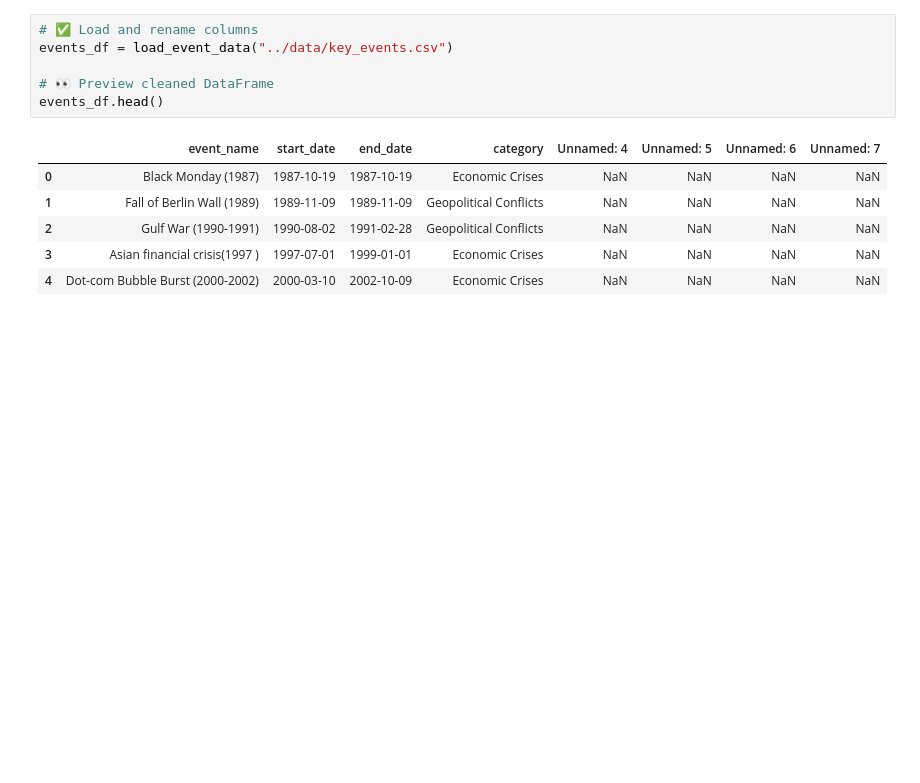
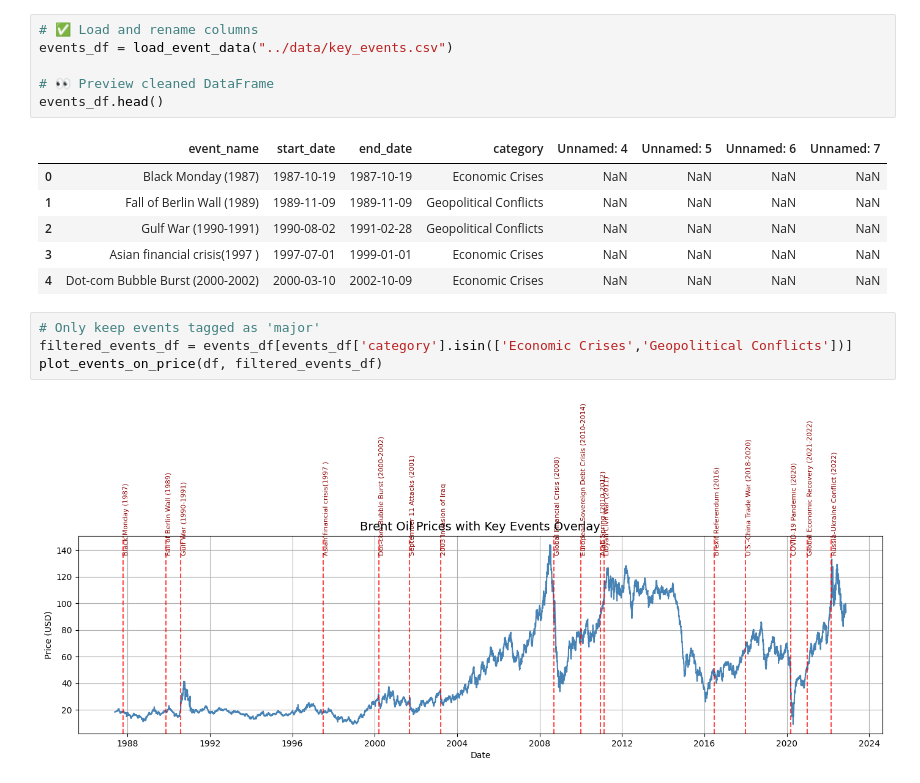
Before and after one commit to Filimon-H/brent-oil-price-analysis, a Jupyter notebook: notebooks/EDA.ipynb, the cells around one changed output. Cells and saved outputs as stored; diff of their text form; blank space fills up the shorter version.

Commit message:
Plot Brent oil price curve with key events marked as vertical lines

```diff
--- a/notebooks/EDA.ipynb
+++ b/notebooks/EDA.ipynb
@@ -105,3 +105,9 @@ events_df.head()
 | 2 | Gulf War (1990-1991) | 1990-08-02 | 1991-02-28 | Geopolitical Conflicts | NaN | NaN | NaN | NaN |
 | 3 | Asian financial crisis(1997 ) | 1997-07-01 | 1999-01-01 | Economic Crises | NaN | NaN | NaN | NaN |
 | 4 | Dot-com Bubble Burst (2000-2002) | 2000-03-10 | 2002-10-09 | Economic Crises | NaN | NaN | NaN | NaN |
+# %%
+# Only keep events tagged as 'major'
+filtered_events_df = events_df[events_df['category'].isin(['Economic Crises','Geopolitical Conflicts'])]
+plot_events_on_price(df, filtered_events_df)
+# %% [output]
+[figure, added]
```
Also changed, not shown: parts of 1 cell of this notebook.
